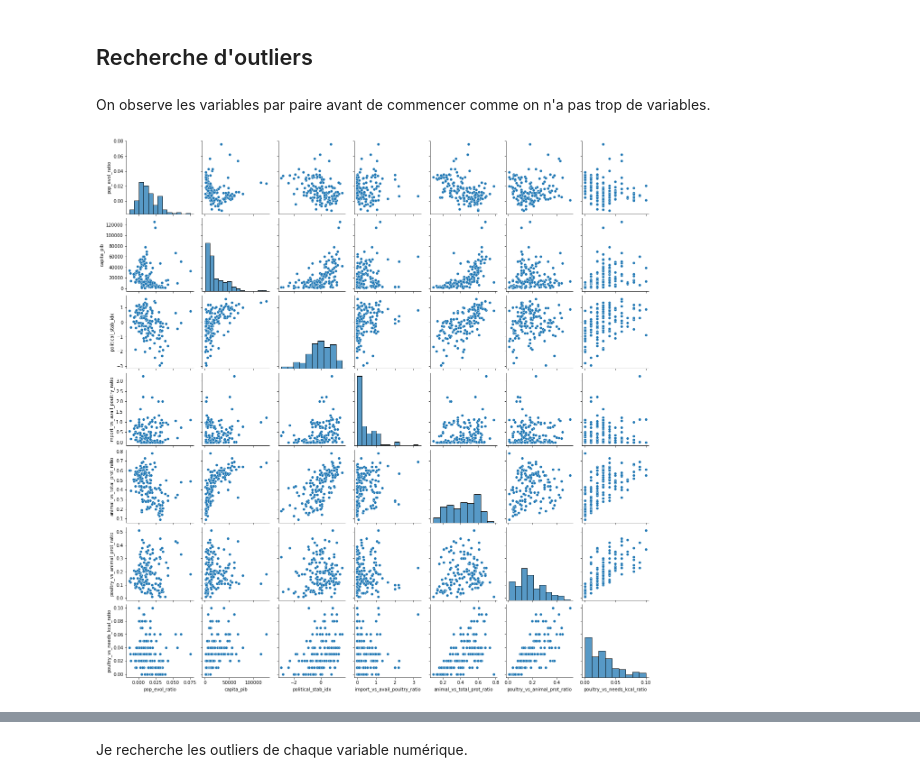
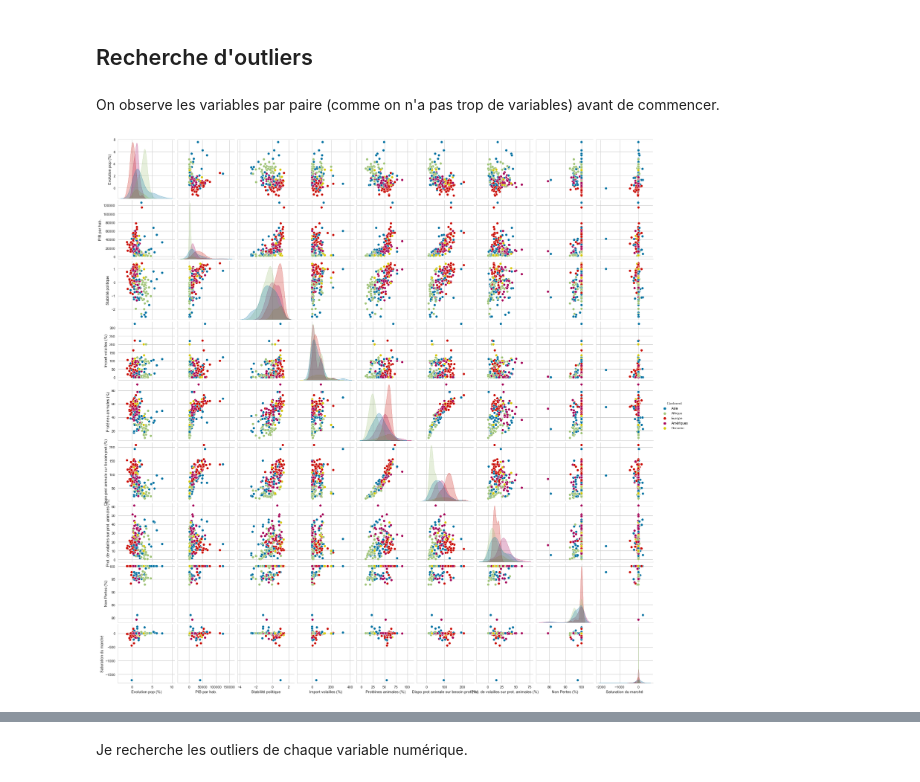
Before and after one commit to dumbor/P9_Produisez-une-etude-de-marche, a Jupyter notebook: Produisez une étude de marché.ipynb, the cells around one changed output, grey strips where cells are left out. Saved outputs shown, nothing was run; the diff lists cells and outputs as text; code cells hidden in the pictures.

```diff
--- a/Produisez une étude de marché.ipynb
+++ b/Produisez une étude de marché.ipynb
@@ -624,0 +806,2 @@ Il nous reste 152 lignes et 8 colonnes.
+# %%
+temp_df=temp_df.loc[:,temp_df.columns != 'Groupe de pays']
@@ -624,0 +810,4 @@ Il nous reste 152 lignes et 8 colonnes.
+# %%
+imputer = KNNImputer(n_neighbors=2, weights="distance")
+temp_df = pd.DataFrame(imputer.fit_transform(temp_df), columns = temp_df.columns, index=temp_df.index)
+temp_df=temp_df.round(2)
@@ -624,0 +816,2 @@ Il nous reste 152 lignes et 8 colonnes.
+# %%
+temp_df["Continent"]=continent_df
@@ -624,0 +846,15 @@ Il nous reste 152 lignes et 8 colonnes.
+# %%
+acquisition=temp_df["Production de volaille"]-temp_df["Exportation de volaille"] + temp_df["Importation de volaille"]+temp_df["Variation de stock volaille"]
+utilisation = temp_df["Pertes volaille"]+temp_df["Nourriture de volaille"]+temp_df["Autres utilisations (non alimentaire) volaille"]+temp_df["Traitement volaille"]+temp_df["Alimentation de volaille pour touristes"]+temp_df["Résidus volaille"]
+
+main_df=temp_df.loc[:,["Continent","Evolution pop (%)", "PIB par hab.","Stabilité politique"]].copy()
+main_df["Import volailles (%)"]=round((temp_df["Importation de volaille"]/temp_df["Dispo int. volaille"])*100,2).replace(np.inf, 0)
+main_df["Protéines animales (%)"] = round((temp_df["Dispo prot. animale (g/pers/jour)"] / temp_df["Dispo prot. totale (g/pers/jour)"])*100,2).replace(np.inf, 0)
+main_df["Dispo prot animale sur besoin prot (%)"]=round((temp_df["Dispo prot. animale (g/pers/jour)"]/prot)*100,2).replace(np.inf,0)
+main_df["Prot. de volailles sur prot. animales (%)"] = round((temp_df["Dispo prot volaille(g/pers/jour)"]/temp_df["Dispo prot. animale (g/pers/jour)"])*100,2).replace(np.inf, 0)
+main_df["Non Pertes (%)"] = 100-(round((temp_df["Pertes volaille"]/temp_df["Dispo int. volaille"])*100,2)).replace(np.inf,0) # Je calcule ce qui n'est pas perdu pour avoir un chiffre haut quand la valeur est bonne.
+main_df["Saturation du marché"]=utilisation-acquisition
+
+#main_df["Pertes (%)"] = round((temp_df["Pertes volaille"]/temp_df["Dispo int. volaille"])*100,2).replace(np.inf,0) # Je calcule ce qui n'est pas perdu pour avoir un chiffre haut quand la valeur est bonne.
+#main_df["Saturation du marché"]=acquisition-utilisation
+main_df.Continent.replace(["Am?riques","Oc?anie"], ["Amériques","Océanie"], inplace=True)
@@ -627,8 +941,8 @@ Il nous reste 152 lignes et 8 colonnes.
 # %% [markdown]
 ## Recherche d'outliers
 # %% [markdown]
-On observe les variables par paire avant de commencer comme on n'a pas trop de variables.
+On observe les variables par paire (comme on n'a pas trop de variables) avant de commencer.
 # %%
-ax=sns.pairplot(main_df.iloc[:,1:8])
+ax=sns.pairplot(main_df.iloc[:,0:10],hue='Continent')
 # %% [output]
-[figure, old version]
+[figure, new version]
```
Also changed, not shown: parts of 245 cells of this notebook, 16 other files.
